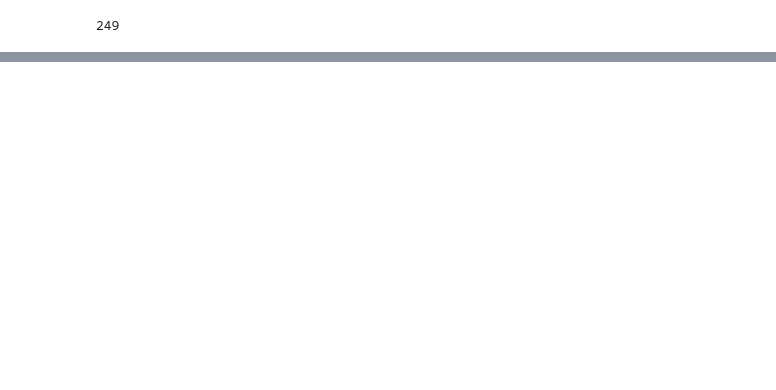
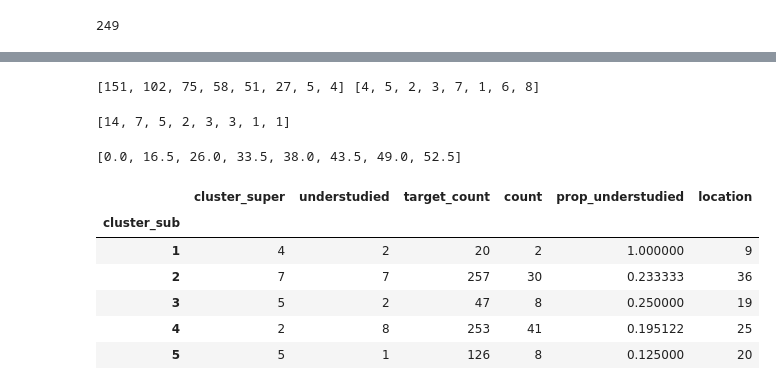
Before and after one commit to gomezlab/kinotypeClusteringAndRegression, a Jupyter notebook: src/DrugTargetAnalysis.ipynb, the cells around one changed output, grey strips where cells are left out. Saved outputs shown, nothing was run; the diff lists cells and outputs as text; code cells hidden in the pictures; blank space fills up the shorter version.

```diff
--- a/src/DrugTargetAnalysis.ipynb
+++ b/src/DrugTargetAnalysis.ipynb
@@ -114,0 +206,3 @@ pd.Series(targeted_kinase_counts).to_csv('../results/targeted_kinase_counts.csv'
+# %%
+louv= louvain_tier1.merge(louvain_tier2.set_index('names'), how='left', on='names', suffixes=['_super', '_sub'])
+louv.head()
@@ -114,0 +216,9 @@ pd.Series(targeted_kinase_counts).to_csv('../results/targeted_kinase_counts.csv'
+# %%
+from copy import copy
+present_understudied = [MS_to_RNAseq_mapper[gen] for gen in present_understudied]
+counts_updated = copy(targeted_kinase_counts)
+counts_updated.update({gen:0 for gen in louv['names'] if gen not in counts_updated})
+
+louv['understudied'] = louv['names'].isin(present_understudied)*1
+louv['target_count'] = louv['names'].apply(lambda x: counts_updated[x])
+louv.head()
@@ -114,0 +241,12 @@ pd.Series(targeted_kinase_counts).to_csv('../results/targeted_kinase_counts.csv'
+# %%
+sub_counts = louv.groupby('cluster_sub').count()['names']
+sub_counts.columns = ['count']
+
+sub_grouping = louv.groupby('cluster_sub').agg({
+    'cluster_super':'mean',
+    'understudied':'sum',
+    'target_count':'sum'
+})
+sub_grouping['count'] = sub_counts
+#sub_grouping
+sub_grouping
@@ -114,0 +300,4 @@ pd.Series(targeted_kinase_counts).to_csv('../results/targeted_kinase_counts.csv'
+# %%
+super_sizes = sub_grouping.set_index('cluster_super').groupby('cluster_super')['count'].sum()
+super_sizes
+#sorted_super, __ =  zip(*sorted())
@@ -114,0 +315,17 @@ pd.Series(targeted_kinase_counts).to_csv('../results/targeted_kinase_counts.csv'
+# %%
+super_size_list, sorted_super_list = zip(*sorted(tuple(zip(super_sizes, super_sizes.index)), reverse=True))
+super_size_list = list(super_size_list)
+sorted_super_list = list(sorted_super_list)
+print(super_size_list,sorted_super_list)
+# %% [output]
+[151, 102, 75, 58, 51, 27, 5, 4] [4, 5, 2, 3, 7, 1, 6, 8]
+# %%
+number_smalls = [len(super_dict[x]) for x in sorted_super_list]
+number_smalls
+# %% [output]
+[14, 7, 5, 2, 3, 3, 1, 1]
+# %%
+location_start = [sum(number_smalls[0:i])+i*2.5 for i in range(len(number_smalls))]
+location_start
+# %% [output]
+[0.0, 16.5, 26.0, 33.5, 38.0, 43.5, 49.0, 52.5]
@@ -114,0 +338,11 @@ pd.Series(targeted_kinase_counts).to_csv('../results/targeted_kinase_counts.csv'
+# %%
+sub_grouping['prop_understudied'] = sub_grouping['understudied']*1.0/sub_grouping['count']
+sub_grouping.head()
+# %% [output]
+|  | cluster_super | understudied | target_count | count | prop_understudied | location |
+| cluster_sub |  |  |  |  |  |  |
+| 1 | 4 | 2 | 20 | 2 | 1.000000 | 9 |
+| 2 | 7 | 7 | 257 | 30 | 0.233333 | 36 |
+| 3 | 5 | 2 | 47 | 8 | 0.250000 | 19 |
+| 4 | 2 | 8 | 253 | 41 | 0.195122 | 25 |
+| 5 | 5 | 1 | 126 | 8 | 0.125000 | 20 |
```
Also changed, not shown: parts of 23 cells of this notebook.
